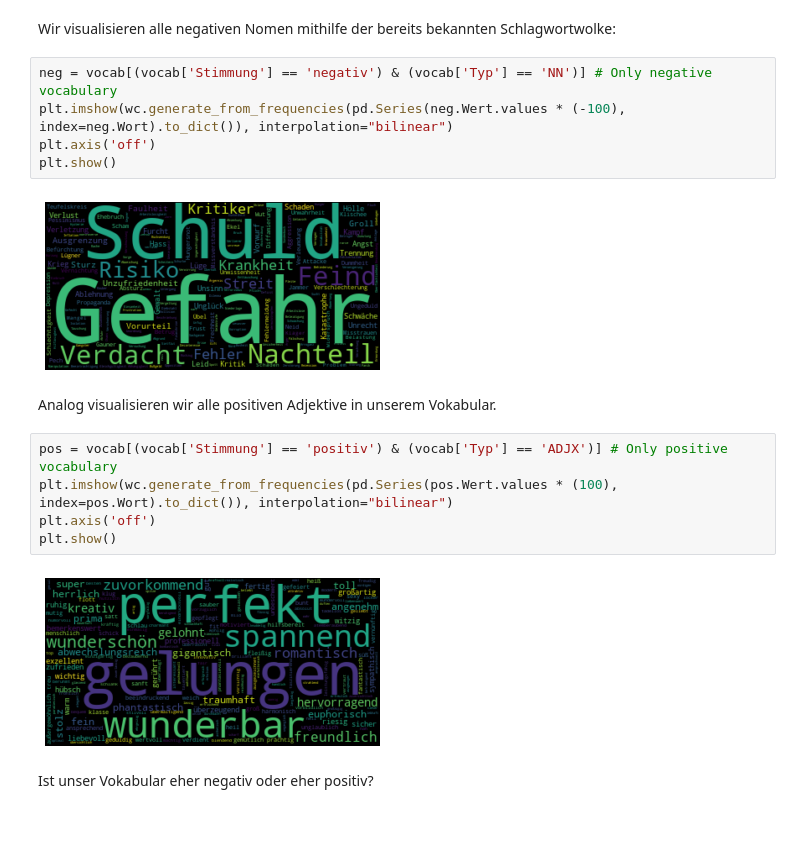
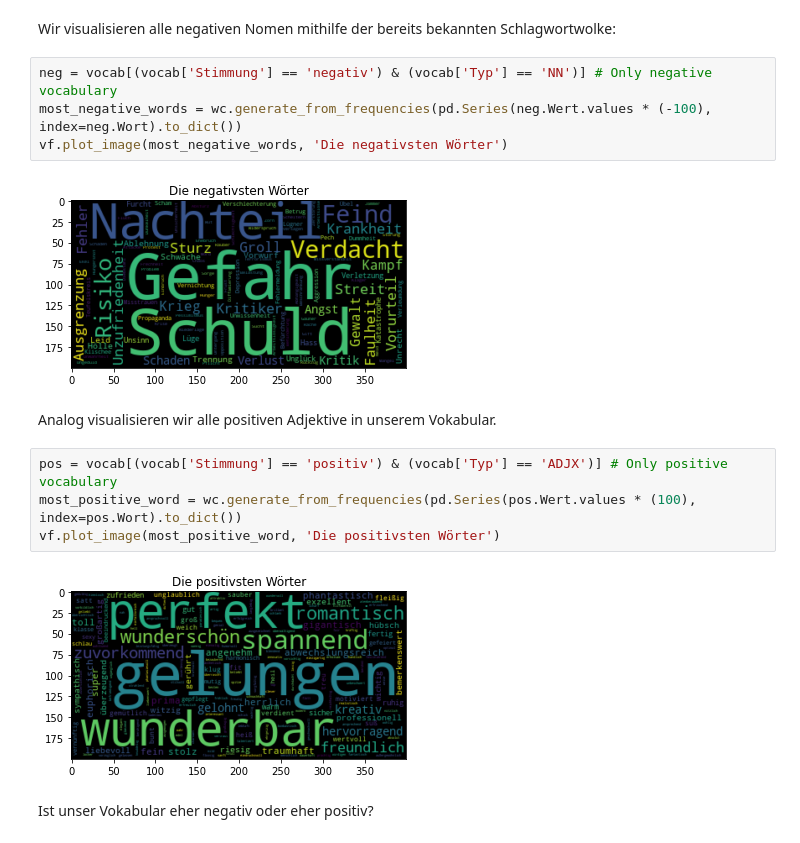
Before and after one commit to orca-nrw/lernmodul-texte, a Jupyter notebook: index.ipynb, the cells around one changed output. Drawn from its saved outputs; the diff is of its cells as text.

```diff
--- a/index.ipynb
+++ b/index.ipynb
@@ -595,20 +610,18 @@ array(['NN', 'VVINF', 'ADJX', 'ADV'], dtype=object)
 Wir visualisieren alle negativen Nomen mithilfe der bereits bekannten Schlagwortwolke:
 # %%
 neg = vocab[(vocab['Stimmung'] == 'negativ') & (vocab['Typ'] == 'NN')] # Only negative vocabulary
-plt.imshow(wc.generate_from_frequencies(pd.Series(neg.Wert.values * (-100), index=neg.Wort).to_dict()), interpolation="bilinear")
-plt.axis('off')
-plt.show()
+most_negative_words = wc.generate_from_frequencies(pd.Series(neg.Wert.values * (-100), index=neg.Wort).to_dict())
+vf.plot_image(most_negative_words, 'Die negativsten Wörter')
 # %% [output]
-[figure, old version]
+[figure, new version]
 # %% [markdown]
 Analog visualisieren wir alle positiven Adjektive in unserem Vokabular.
 # %%
 pos = vocab[(vocab['Stimmung'] == 'positiv') & (vocab['Typ'] == 'ADJX')] # Only positive vocabulary
-plt.imshow(wc.generate_from_frequencies(pd.Series(pos.Wert.values * (100), index=pos.Wort).to_dict()), interpolation="bilinear")
-plt.axis('off')
-plt.show()
+most_positive_word = wc.generate_from_frequencies(pd.Series(pos.Wert.values * (100), index=pos.Wort).to_dict())
+vf.plot_image(most_positive_word, 'Die positivsten Wörter')
 # %% [output]
-[figure, old version]
+[figure, new version]
 # %% [markdown]
 Ist unser Vokabular eher negativ oder eher positiv?
 # %%
```
Also changed, not shown: parts of 58 cells of this notebook, 3 other files.
